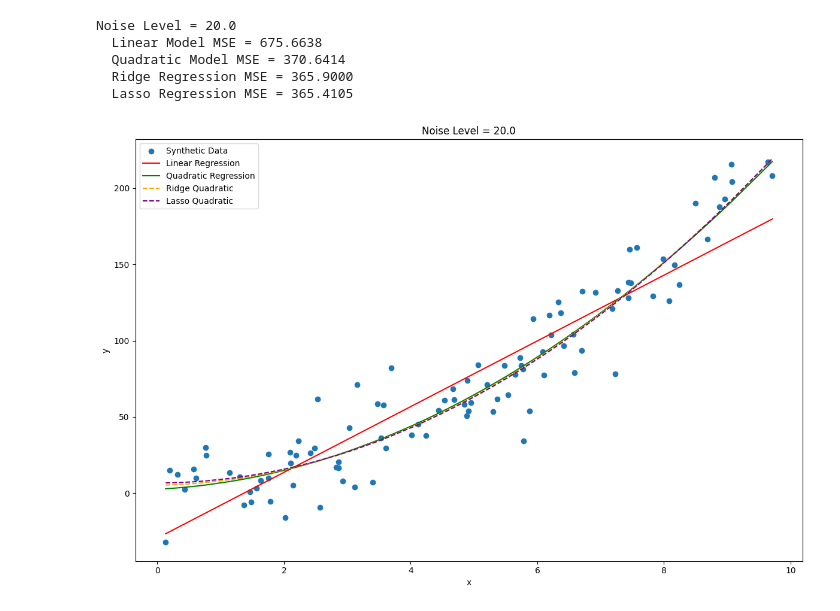
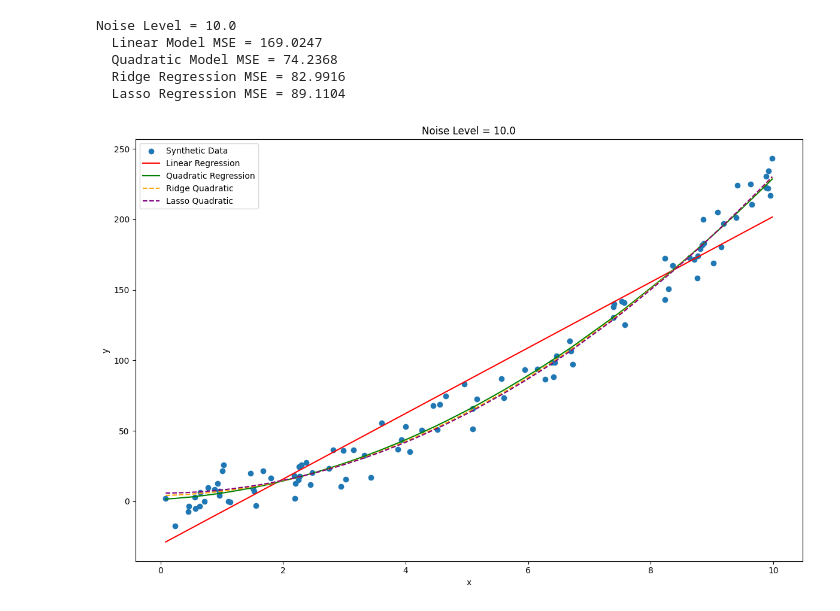
Before and after one commit to matthew11xf/MATH4194, a Jupyter notebook: MATH4194Project1.ipynb, the cells around one changed output. Saved outputs shown, nothing was run; the diff lists cells and outputs as text; code cells hidden in the pictures.

```diff
--- a/MATH4194Project1.ipynb
+++ b/MATH4194Project1.ipynb
@@ -76,7 +89,7 @@ def generate_quadratic_data(N, var):
     return X.reshape(-1, 1), y
 
 # For this task, we'll only use one noise level
-noise = 20.0
+noise = 10.0
 # Alpha values to test for Ridge and Lasso
 alpha_values = [0.001, 0.01, 0.1, 1.0, 10.0, 100.0]
 
@@ -99,7 +112,7 @@ y_pred_linear = linear_model.predict(X_test)
 mse_linear = mean_squared_error(y_test, y_pred_linear)
 
 # Create quadratic polynomial features
-poly_features = PolynomialFeatures(degree=2, include_bias=False)
+poly_features = PolynomialFeatures(degree=2)
 
 # Create an unregularized quadratic model
 quadratic_model = make_pipeline(poly_features, LinearRegression())
@@ -130,36 +143,36 @@ mse_ridge = mean_squared_error(y_test, y_pred_ridge)
 # Create a lasso model, using 5-fold CV to choose the best alpha
 lasso_model = make_pipeline(poly_features, LassoCV(alphas = alpha_values, cv = 5))
 # Fit the lasso model
 lasso_model.fit(X_train, y_train)
 
 # Calculate predicted y values
 y_pred_lasso = lasso_model.predict(X_test)
 # Calculate mean squared error
 mse_lasso = mean_squared_error(y_test, y_pred_lasso)
 
 # Print results
 print(f"Noise Level = {noise}")
 print(f"  Linear Model MSE = {mse_linear:.4f}")
 print(f"  Quadratic Model MSE = {mse_quadratic:.4f}")
 print(f"  Ridge Regression MSE = {mse_ridge:.4f}")
 print(f"  Lasso Regression MSE = {mse_lasso:.4f}\n")
 
 # Plot data and regression lines
 pp.scatter(X, y, label='Synthetic Data')
 pp.plot(X, linear_model.predict(X), color='red', label='Linear Regression')
 pp.plot(X, quadratic_model.predict(X), color='green', label='Quadratic Regression')
 pp.plot(X, ridge_model.predict(X), color='orange', linestyle='dashed', label='Ridge Quadratic')
 pp.plot(X, lasso_model.predict(X), color='purple', linestyle='dashed', label='Lasso Quadratic')
 pp.title(f"Noise Level = {noise}")
 pp.xlabel('x')
 pp.ylabel('y')
 pp.legend()
 pp.tight_layout()
 pp.show()
 # %% [output]
-Noise Level = 20.0
-  Linear Model MSE = 675.6638
-  Quadratic Model MSE = 370.6414
-  Ridge Regression MSE = 365.9000
-  Lasso Regression MSE = 365.4105
+Noise Level = 10.0
+  Linear Model MSE = 169.0247
+  Quadratic Model MSE = 74.2368
+  Ridge Regression MSE = 82.9916
+  Lasso Regression MSE = 89.1104
-[figure, old version]
+[figure, new version]
```
Also changed, not shown: parts of 10 cells of this notebook.
